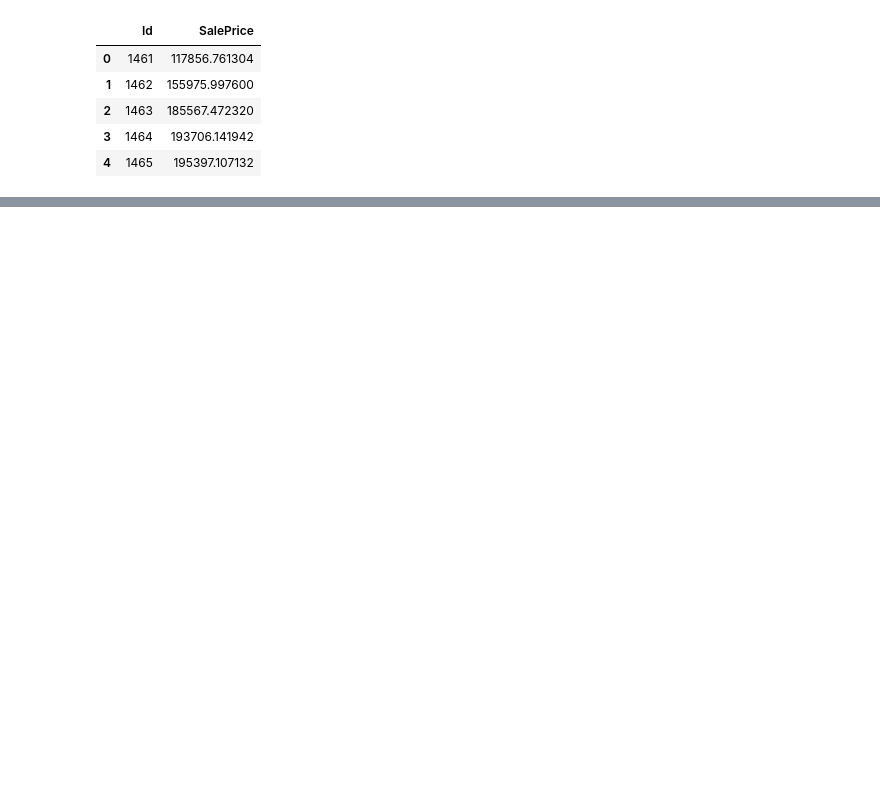
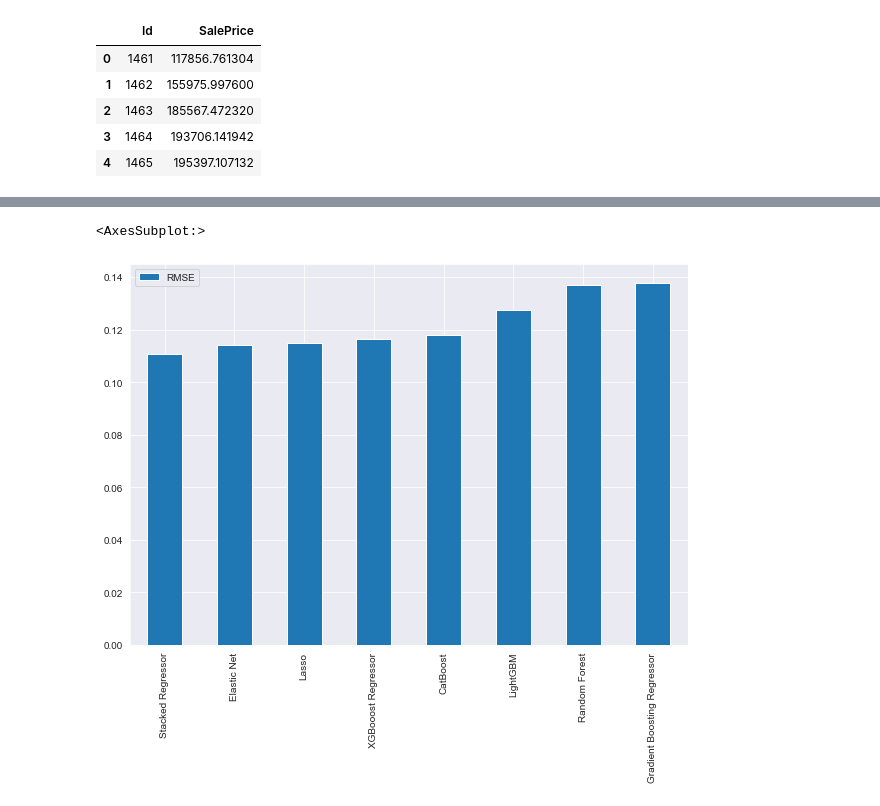
Before and after one commit to abreorussel/house-prices-advanced-regression-kaggle, a Jupyter notebook: house-price-kernel.ipynb, the cells around one changed output, grey strips where cells are left out. Cells and saved outputs as stored; diff of their text form; code cells hidden in the pictures; blank space fills up the shorter version.

```diff
--- a/house-price-kernel.ipynb
+++ b/house-price-kernel.ipynb
@@ -1247,0 +1112,8 @@ rmsle_cv(stacked_model).mean()
+# %%
+## Evaluating the model
+
+stacked_score = rmsle_cv(stacked_model).mean()
+
+model_df = pd.concat([model_df , pd.DataFrame(index = ['Stacked Regressor'] , columns = ['RMSE'] , data = stacked_score)] , axis = 0)
+model_df.sort_values(by = 'RMSE' , inplace=True)
+model_df
@@ -1247,0 +1130,5 @@ rmsle_cv(stacked_model).mean()
+# %%
+model_df.plot(kind = 'bar' , figsize =  (10 ,7))
+# %% [output]
+<AxesSubplot:>
+[figure, added]
```
Also changed, not shown: parts of 13 cells of this notebook, 3 other files.
